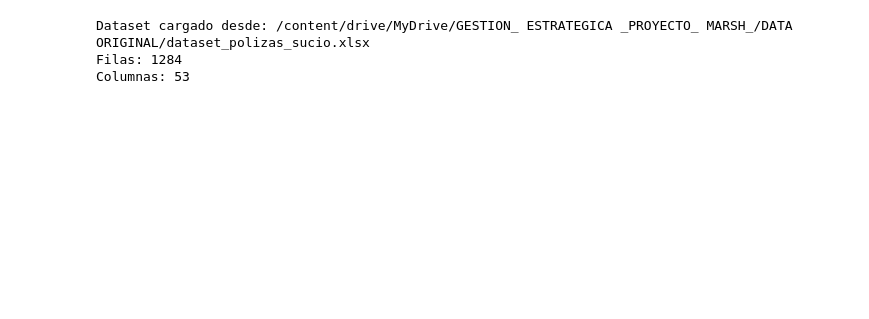
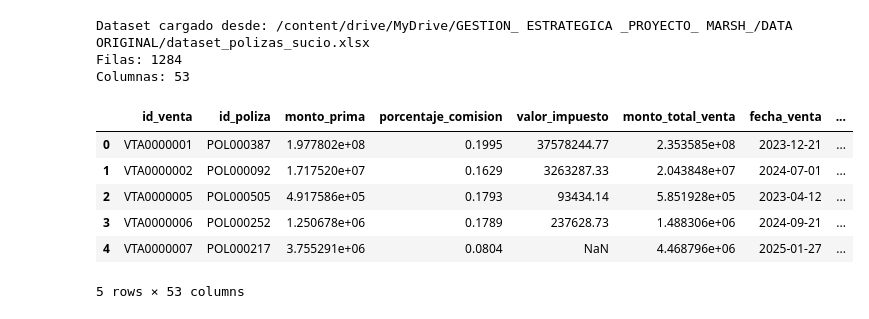
Before and after one commit to lisbethmesa-droid/proyecto-marsh-Gestion-proyectos, a Jupyter notebook: PROYECTO_MARSH_gestion_estrategica.ipynb, the cells around one changed output. Drawn from its saved outputs; the diff is of its cells as text; code cells hidden in the pictures; blank space fills up the shorter version.

```diff
--- a/PROYECTO_MARSH_gestion_estrategica.ipynb
+++ b/PROYECTO_MARSH_gestion_estrategica.ipynb
@@ -103,3 +102,13 @@ print(f"Columnas: {df.shape[1]}")
 Dataset cargado desde: /content/drive/MyDrive/GESTION_ ESTRATEGICA _PROYECTO_ MARSH_/DATA ORIGINAL/dataset_polizas_sucio.xlsx
 Filas: 1284
 Columnas: 53
+# %%
+df.head()
+# %% [output]
+|  | id_venta | id_poliza | monto_prima | porcentaje_comision | valor_impuesto | monto_total_venta | fecha_venta | ... |
+| 0 | VTA0000001 | POL000387 | 1.977802e+08 | 0.1995 | 37578244.77 | 2.353585e+08 | 2023-12-21 | ... |
+| 1 | VTA0000002 | POL000092 | 1.717520e+07 | 0.1629 | 3263287.33 | 2.043848e+07 | 2024-07-01 | ... |
+| 2 | VTA0000005 | POL000505 | 4.917586e+05 | 0.1793 | 93434.14 | 5.851928e+05 | 2023-04-12 | ... |
+| 3 | VTA0000006 | POL000252 | 1.250678e+06 | 0.1789 | 237628.73 | 1.488306e+06 | 2024-09-21 | ... |
+| 4 | VTA0000007 | POL000217 | 3.755291e+06 | 0.0804 | NaN | 4.468796e+06 | 2025-01-27 | ... |
+5 rows × 53 columns
```
Also changed, not shown: parts of 13 cells of this notebook.
